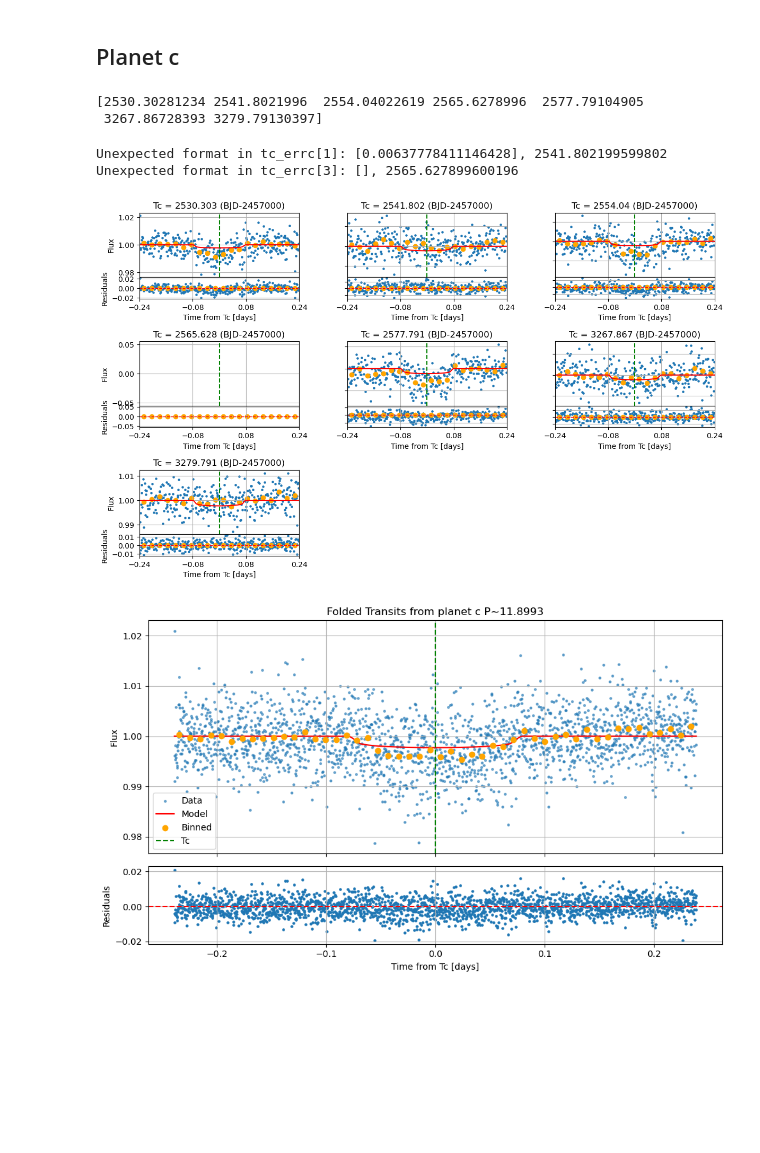
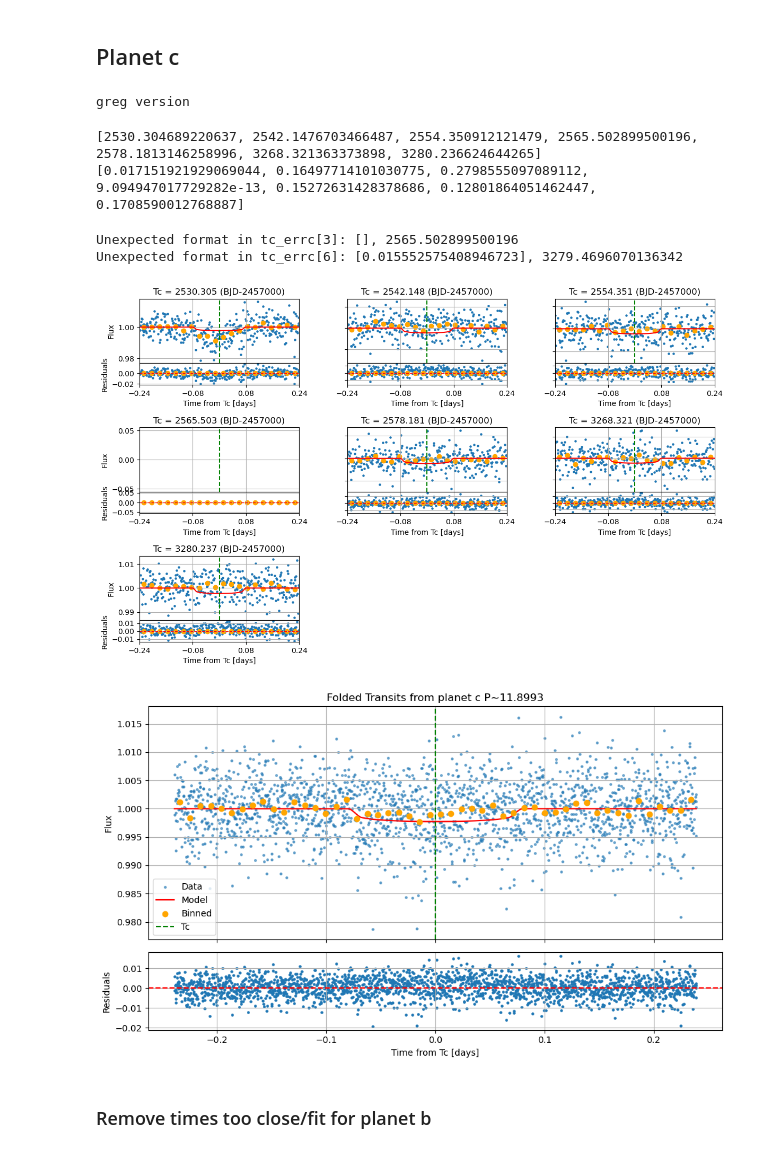
Before and after one commit to pentrican10/k2-19-project, a Jupyter notebook: using_predicted_times.ipynb, the cells around one changed output. Saved outputs shown, nothing was run; the diff lists cells and outputs as text; code cells hidden in the pictures; blank space fills up the shorter version.

```diff
--- a/using_predicted_times.ipynb
+++ b/using_predicted_times.ipynb
@@ -699,6 +1169,13 @@ per_b = 7.9222
 rp_b = 0.0777
 T14_b = 3.237 * 0.0416667  # convert to days
 b_b = 0.17
+
+### params from Petigura et al 2020 for Kreidberg Batman
+per_b = 7.9222
+rp_b = 0.0777
+a_b = semi_major_axis(per_b, M_star, R_star) # [stellar_radii]
+inc_b = 91.5
+ecc_b = 0.10
 # %%
 ### get tc ranges for fit
 tc_b = []
@@ -723,8 +1259,9 @@ print(tc_chi_b)
 # %%
-tc_err_b = []
-for i in range(len(tc_errb)):
-    if len(tc_errb[i]) >= 2:  # Check if the element has at least two values
-        sig = np.sqrt(tc_errb[i][0]**2 + tc_errb[i][1]**2)
-        tc_err_b.append(sig)
+
+tc_err_b_chi = []
+for i in range(len(tc_errb_chi)):
+    if len(tc_errb_chi[i]) >= 2:  # Check if the element has at least two values
+        sig = np.sqrt(tc_errb_chi[i][0]**2 + tc_errb_chi[i][1]**2)
+        tc_err_b_chi.append(sig)
     else:
-        print(f"Unexpected format in tc_errb[{i}]: {tc_errb[i]}, {tc_chi_b[i]}")
+        print(f"Unexpected format in tc_errb[{i}]: {tc_errb_chi[i]}, {tc_chi_b[i]}")
@@ -751,6 +1329,13 @@ per_c = 11.8993
 rp_c = 0.0458
 T14_c = 3.823 * 0.0416667  # convert to days
 b_c = 0.630
+
+### params from Petigura et al 2020 for Kreidberg Batman
+per_c = 11.8993
+rp_c = 0.0458
+a_c = semi_major_axis(per_c, M_star, R_star) # [stellar_radii]
+inc_c = 91.1
+ecc_c = 0.10
 # %%
 ### get tc ranges for fit
 tc_c = []
@@ -766,9 +1351,19 @@ tc_chi_parabola = np.zeros(len(transit_guess_c))
 errors = []
 err_tc_chi = []
 # %%
-tc_chi_c, tc_errc = plot_chi_sq(time, flux, flux_err, tc_c, transit_guess_c, per_c, rp_c, b_c, T14_c, u1, u2)
+if greg_batman == True:
+    print('greg version')
+    # tc_chi_c, tc_errc = plot_chi_sq(time, flux, flux_err, tc_c, transit_guess_c, per_c, rp_c, b_c, T14_c, u1, u2)
+    tc_chi_c_, tc_errc_chi = plot_chi_sq(time, flux, flux_err, tc_c, transit_guess_c, per_c, rp_c, b_c, T14_c, u1, u2)
+    tc_chi_c, tc_err_c, tc_samples_c = plot_chi_sq_bootstrap(time, flux, flux_err, tc_c, transit_guess_c, per_c, rp_c, b_c, T14_c, u1, u2)
+
+else:
+    tc_chi_c, tc_errc = plot_chi_sq_kreidberg(time, flux, flux_err, tc_c, transit_guess_c, per_c, rp_c, a_c, inc_c, ecc_c, u1, u2)
+# %% [output]
+greg version
 # %%
 print(tc_chi_c)
+print(tc_err_c)
 # %% [output]
-[2530.30281234 2541.8021996  2554.04022619 2565.6278996  2577.79104905
- 3267.86728393 3279.79130397]
+[2530.304689220637, 2542.1476703466487, 2554.350912121479, 2565.502899500196, 2578.1813146258996, 3268.321363373898, 3280.236624644265]
+[0.017151921929069044, 0.16497714101030775, 0.2798555097089112, 9.094947017729282e-13, 0.15272631428378686, 0.12801864051462447, 0.1708590012768887]
@@ -775,23 +1395,33 @@ print(tc_chi_c)
 # %%
-tc_err_c = []
-for i in range(len(tc_errc)):
-    if len(tc_errc[i]) >= 2:  # Check if the element has at least two values
-        sig = np.sqrt(tc_errc[i][0]**2 + tc_errc[i][1]**2)
-        tc_err_c.append(sig)
+tc_err_c_chi = []
+for i in range(len(tc_errc_chi)):
+    if len(tc_errc_chi[i]) >= 2:  # Check if the element has at least two values
+        sig = np.sqrt(tc_errc_chi[i][0]**2 + tc_errc_chi[i][1]**2)
+        tc_err_c_chi.append(sig)
     else:
-        print(f"Unexpected format in tc_errc[{i}]: {tc_errc[i]}, {tc_chi_c[i]}")
+        print(f"Unexpected format in tc_errc[{i}]: {tc_errc_chi[i]}, {tc_chi_c_[i]}")
 # %% [output]
-Unexpected format in tc_errc[1]: [0.00637778411146428], 2541.802199599802
-Unexpected format in tc_errc[3]: [], 2565.627899600196
+Unexpected format in tc_errc[3]: [], 2565.502899500196
+Unexpected format in tc_errc[6]: [0.015552575408946723], 3279.4696070136342
 # %%
 # Transit windows
 buffer = 1.5 * T14_c
 # %%
-plot_transits(tc_chi_c, per_c, rp_c, b_c, T14_c, u1, u2)
+if greg_batman == True:
+    plot_transits(time, flux, flux_err, tc_chi_c, per_c, rp_c, b_c, T14_c, u1, u2)
+else:
+    plot_transits_kreidberg(tc_chi_c, per_c, rp_c, a_c, inc_c, ecc_c, u1, u2)
 # %% [output]
-[figure, old version]
+[figure, new version]
 # %%
-plot_folded_from_transits(tc_chi_c, time, flux, per_c, rp_c, b_c, T14_c, u1, u2, buffer=buffer,
-                         title=f'Folded Transits from planet c P~{per_c}')
+if greg_batman == True:
+    plot_folded_from_transits(tc_chi_c, time, flux, per_c, rp_c, b_c, T14_c, u1, u2, buffer=buffer,
+                              title=f'Folded Transits from planet c P~{per_c}')
+
+else:
+    plot_folded_from_transits_kreidberg(tc_chi_c, time, flux, per_c, rp_c, a_c, inc_c, ecc_c, u1, u2, buffer=buffer,
+                                    title=f'Folded Transits from planet c P~{per_c}')
 # %% [output]
-[figure, old version]
+[figure, new version]
+# %% [markdown]
+### Remove times too close/fit for planet b
```
Also changed, not shown: parts of 40 cells of this notebook, 3 other files.
